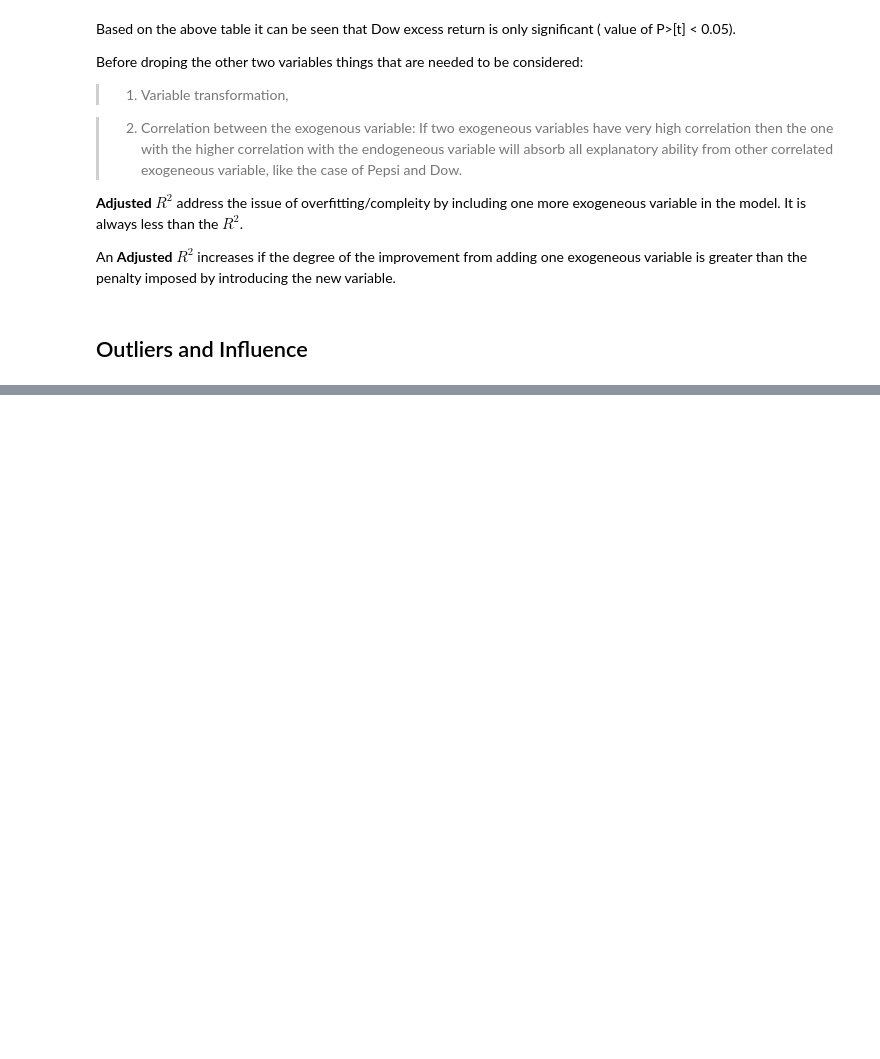
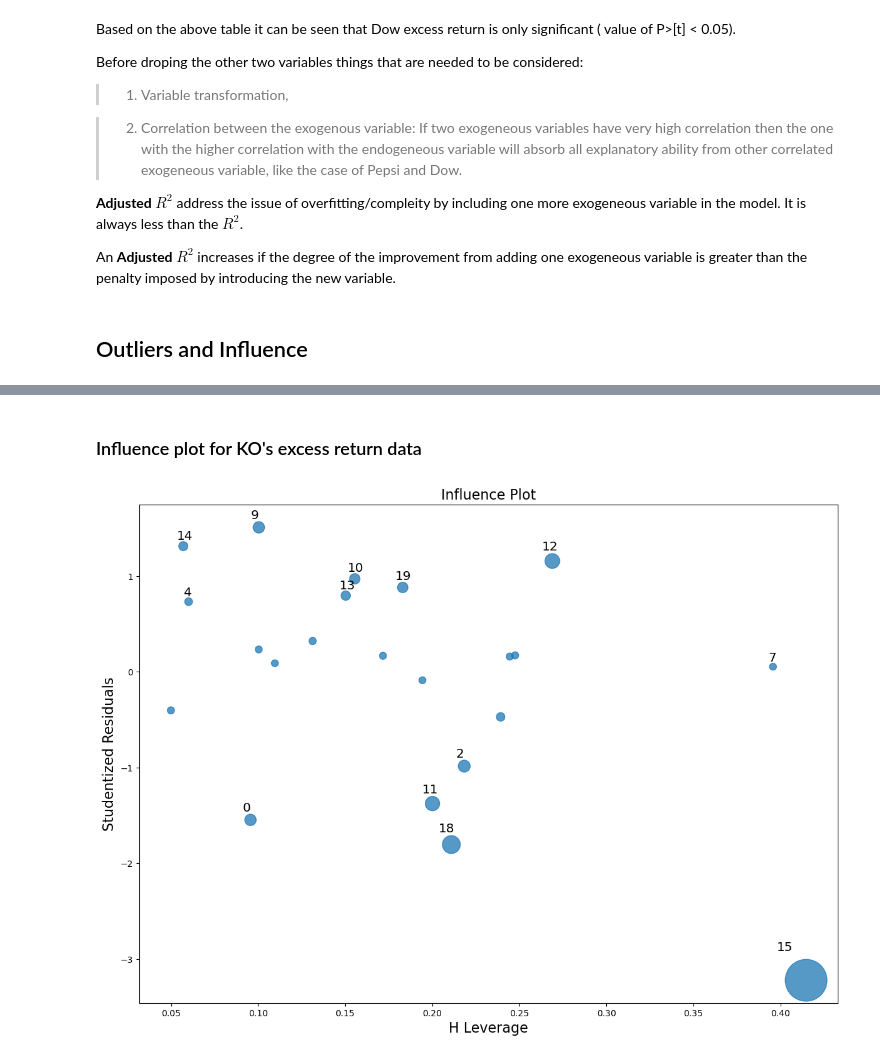
Before and after one commit to PoshanAgrawal/Finance, a Jupyter notebook: Econometrics/Linear Regression Analysis.ipynb, the cells around one changed output, grey strips where cells are left out. Saved outputs shown, nothing was run; the diff lists cells and outputs as text; code cells hidden in the pictures; blank space fills up the shorter version.

```diff
--- a/Econometrics/Linear Regression Analysis.ipynb
+++ b/Econometrics/Linear Regression Analysis.ipynb
@@ -146,0 +248,7 @@ An **Adjusted** $R^{2}$ increases if the degree of the improvement from adding o
+# %% [markdown]
+### Influence plot for KO's excess return data
+# %%
+fig=sm.graphics.influence_plot(result,criterion="cooks", alpha =0.5) # alpha sets the transparency level
+fig.tight_layout(pad=1.0)
+# %% [output]
+[figure, added]
```
Also changed, not shown: parts of 12 cells of this notebook.
